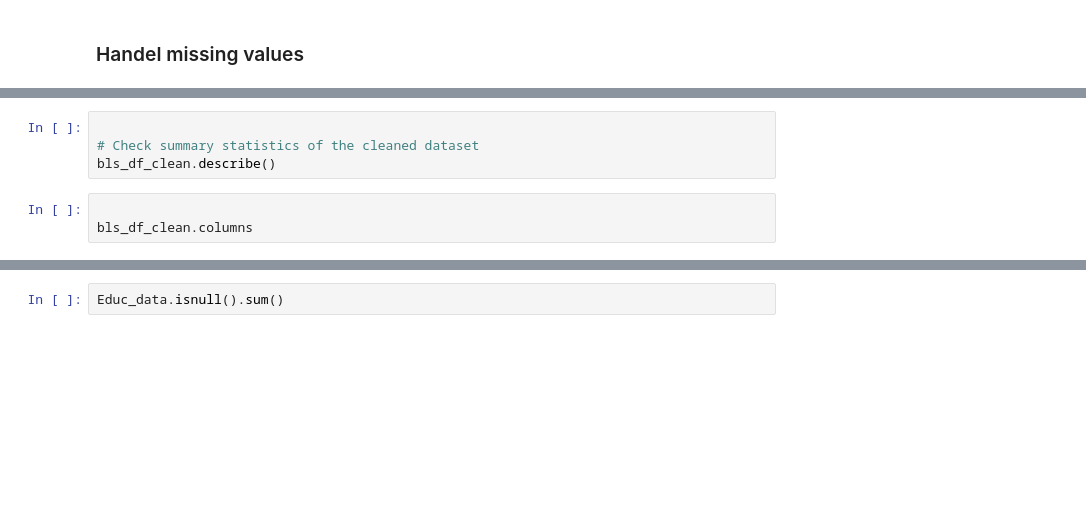
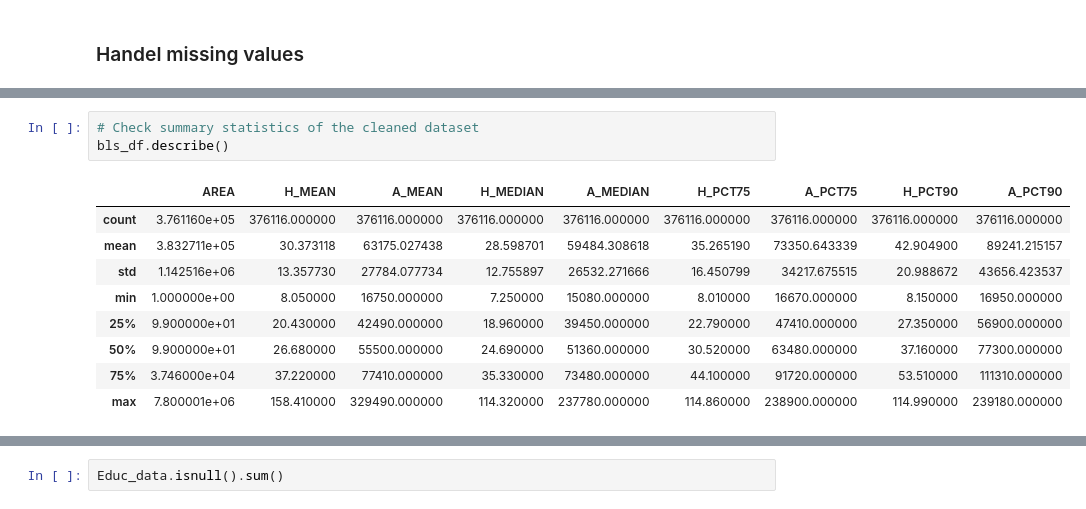
Before and after one commit to rjf7q/bls-data-exploration, a Jupyter notebook: bls_data_exploration.ipynb, the cells around one changed output, grey strips where cells are left out. Saved outputs shown, nothing was run; the diff lists cells and outputs as text; blank space fills up the shorter version.

```diff
--- a/bls_data_exploration.ipynb
+++ b/bls_data_exploration.ipynb
@@ -79,8 +177,14 @@ bls_df_clean.head()
 # %%
-
 # Check summary statistics of the cleaned dataset
-bls_df_clean.describe()
+bls_df.describe()
+# %% [output]
+|  | AREA | H_MEAN | A_MEAN | H_MEDIAN | A_MEDIAN | H_PCT75 | A_PCT75 | H_PCT90 | A_PCT90 |
+| count | 3.761160e+05 | 376116.000000 | 376116.000000 | 376116.000000 | 376116.000000 | 376116.000000 | 376116.000000 | 376116.000000 | 376116.000000 |
+| mean | 3.832711e+05 | 30.373118 | 63175.027438 | 28.598701 | 59484.308618 | 35.265190 | 73350.643339 | 42.904900 | 89241.215157 |
+| std | 1.142516e+06 | 13.357730 | 27784.077734 | 12.755897 | 26532.271666 | 16.450799 | 34217.675515 | 20.988672 | 43656.423537 |
+| min | 1.000000e+00 | 8.050000 | 16750.000000 | 7.250000 | 15080.000000 | 8.010000 | 16670.000000 | 8.150000 | 16950.000000 |
+| 25% | 9.900000e+01 | 20.430000 | 42490.000000 | 18.960000 | 39450.000000 | 22.790000 | 47410.000000 | 27.350000 | 56900.000000 |
+| 50% | 9.900000e+01 | 26.680000 | 55500.000000 | 24.690000 | 51360.000000 | 30.520000 | 63480.000000 | 37.160000 | 77300.000000 |
+| 75% | 3.746000e+04 | 37.220000 | 77410.000000 | 35.330000 | 73480.000000 | 44.100000 | 91720.000000 | 53.510000 | 111310.000000 |
+| max | 7.800001e+06 | 158.410000 | 329490.000000 | 114.320000 | 237780.000000 | 114.860000 | 238900.000000 | 114.990000 | 239180.000000 |
-# %%
-
-bls_df_clean.columns
 # %%
```
Also changed, not shown: parts of 42 cells of this notebook.
